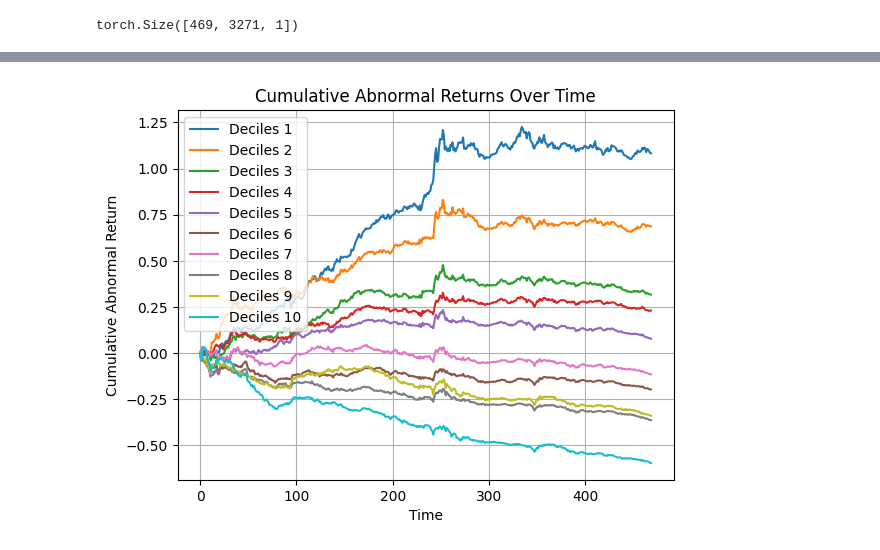
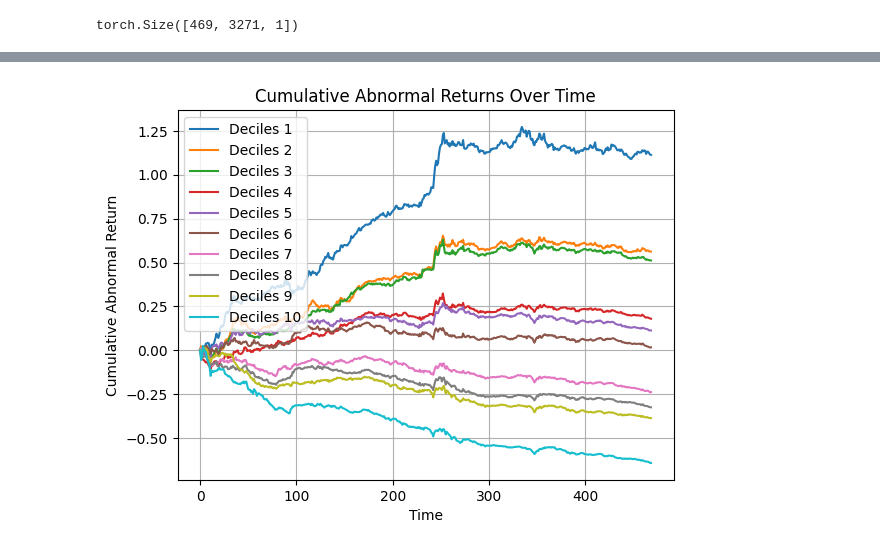
Before and after one commit to AlvisYan2025/MutualFundProtfolilSelection, a Jupyter notebook: duplicate.ipynb, the cells around one changed output, grey strips where cells are left out. Cells and saved outputs as stored; diff of their text form; code cells hidden in the pictures.

```diff
--- a/duplicate.ipynb
+++ b/duplicate.ipynb
@@ -342,0 +383,7 @@ def plot_returns(abnormal_returns_list, labels, cumulative=False):
+# %%
+checkpoint_list = ['Data and Code for Machine-Learning the Skill of Mutual Fund Managers/deep_learning/output_RF/chronological_order/Train_fold_8/fullnew46591640.950.00.0010.01naturalTestorder0']
+for checkpoint in checkpoint_list:
+    ckpt = tf.train.load_checkpoint(checkpoint)
+    variable_names = ckpt.get_variable_to_shape_map()
+    for var_name in variable_names:
+        print(f"Variable: {var_name}, Shape: {variable_names[var_name]}")
@@ -368,0 +465,29 @@ torch.Size([469, 3271, 1])
+# %%
+#retrain loaded models
+#for the three folds:
+#first, train/val on the second and third folds and test on the first
+all_predictions_retrained =[]
+for i in range (3):
+    print(f'iteration {i+1}')
+    print('------------------------------------------')
+    #construct corresponding datasets
+    all_folds = sampling_folds[i]
+    test_idx = all_folds[2] #select the ith fold as the test set
+    dataset_test = DS(data, test_idx)
+    other_folds = [x for ind, x in enumerate(all_folds) if ind!=i]
+    train_idx, val_idx = split_list_chronological(other_folds[0].tolist()+other_folds[1].tolist(), 0.75) #for other two folds, split into training and validation
+    dataset_train = DS(data, train_idx)
+    dataset_val = DS(data, val_idx)
+    #dataset_train = DS(data, other_folds[0])
+    #dataset_val = DS(data, other_folds[1])
+    batch_size_train = len(dataset_train)
+    batch_size_val = len(dataset_val)
+    train_loader = DataLoader(dataset_train, shuffle=True, batch_size= batch_size_train)
+    valid_loader = DataLoader(dataset_val, shuffle=False, batch_size = batch_size_val)
+    checkdb(dataset_train, train_loader)
+    #define and train model
+    model = model_list[i]
+    train_model(model, 50, train_loader, valid_loader, learning_rate=0.001, early_stop=False)
+    #predict with trained model
+    output = predict(model, sanitize_input_3d(data['data'][test_idx][:, :, indexes])) #output shape [time, funds, 1]
+    all_predictions_retrained.append(output)
@@ -369,30 +512,31 @@ torch.Size([469, 3271, 1])
 # %%
+outputs = torch.cat(all_predictions_retrained, dim=0)
 all_labels = np.expand_dims(data['data'][:, :, 0], axis=2) #all labels [time, funds]
 for i in range (1, 11):
     exec(f'timestep_return_{i} = []')
 timesteps = 468
 for i in range (0, timesteps):
     #sort funds based on model prediction
     timestep_pred = outputs[i,:,0] #take predictions of teh specific timestep
     timestep_label = all_labels[i,:,0] #take labels of the specific timestep
     mask = get_valid_label_mask_month(timestep_label)
     timestep_pred_valid = timestep_pred[mask]
     timestep_label_valid = timestep_label[mask]
     fund_data = sort_fund(timestep_pred_valid.detach().numpy())
     for j in range (1, 11):
         decile_ind = select_decile(fund_data, j)
         decile = torch.tensor(timestep_label_valid)[decile_ind] #[funds, 1]
         #print('decile shape',decile.shape)
         #print("decile", decile)
         return_month = equal_weight(decile) #the weighted return for the month
         if return_month.isnan():
             print("time", i)
         exec(f'timestep_return_{j}.append(return_month)')
 all_timestep_return = []
 labels = []
 for i in range (1, 11):
     exec(f'all_timestep_return.append(timestep_return_{i})')
     labels.append(f'Deciles {i}')
 plot_returns(all_timestep_return, labels, cumulative=True)
 # %% [output]
-[figure, old version]
+[figure, new version]
```
Also changed, not shown: parts of 8 cells of this notebook, 1 other file.
